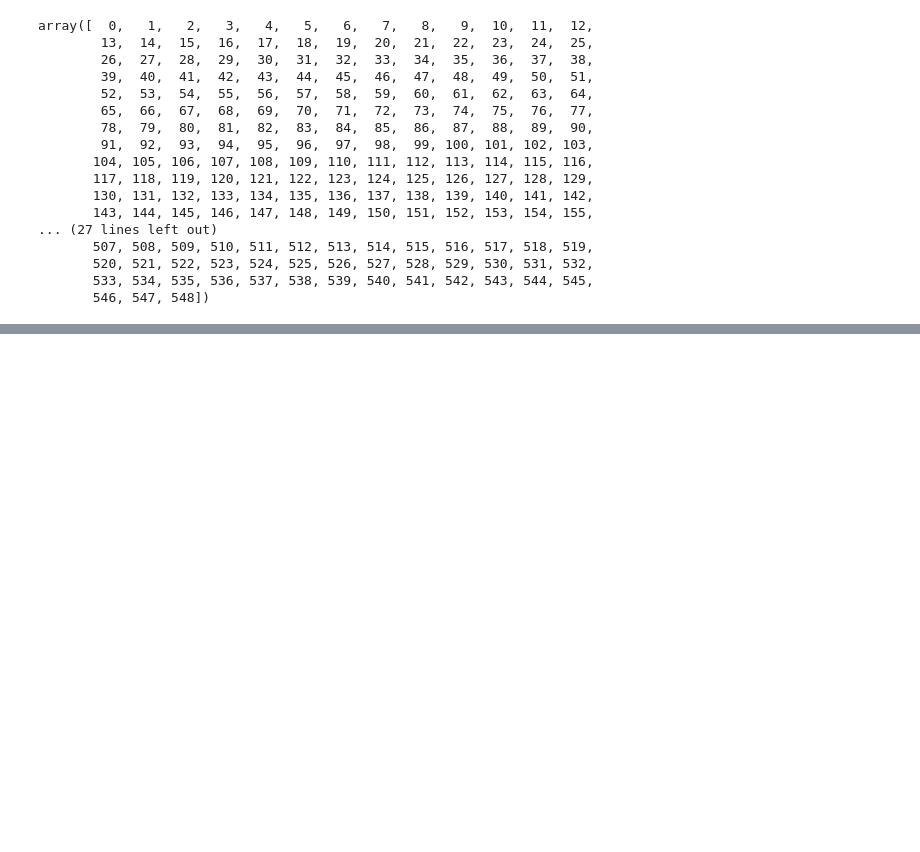
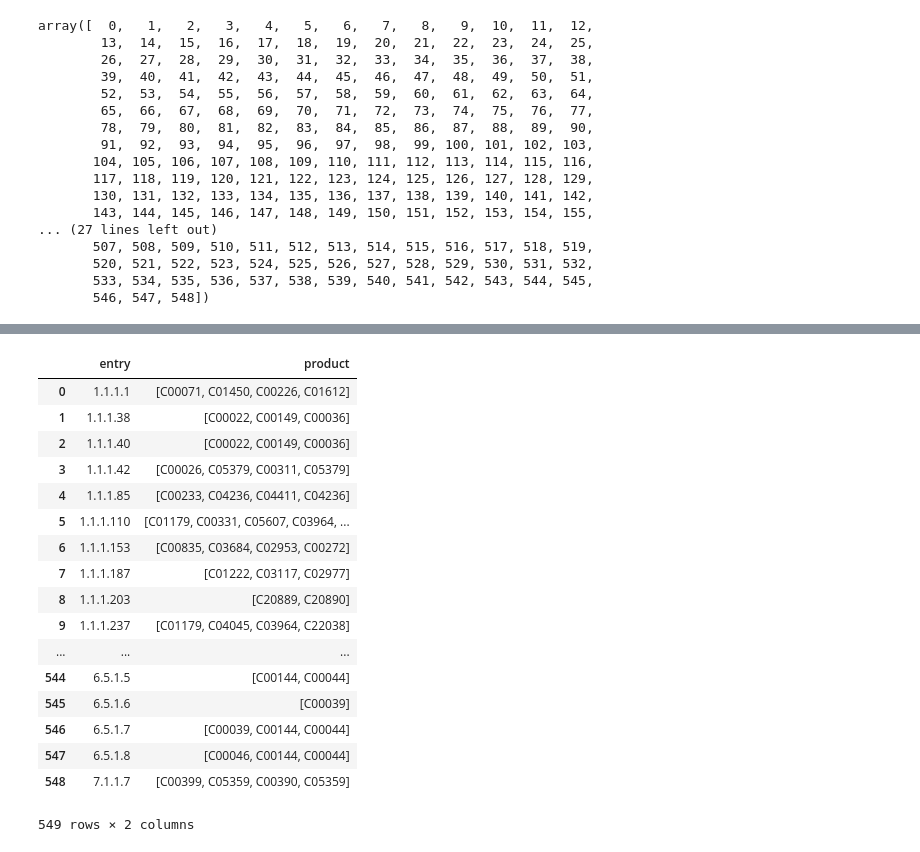
Before and after one commit to theicechol/metamoles, a Jupyter notebook: notebooks/KEGG_datacleaning.ipynb, the cells around one changed output, grey strips where cells are left out. Drawn from its saved outputs; the diff is of its cells as text; code cells hidden in the pictures; blank space fills up the shorter version.

```diff
--- a/notebooks/KEGG_datacleaning.ipynb
+++ b/notebooks/KEGG_datacleaning.ipynb
@@ -184,0 +154,5 @@ substrate_to_product_promiscuous_df = substrate_to_product_promiscuous_df[['entr
+# %%
+#cofactor removal
+cofactor_df = pd.read_csv("cofactor_list.csv")
+cofactor_list = [cofactor[4:10] for cofactor in cofactor_df.CPD]
+cofactor_list
@@ -184,0 +177,4 @@ substrate_to_product_promiscuous_df = substrate_to_product_promiscuous_df[['entr
+# %%
+newcompoundcolumn=[]
+newdf = compact_substrate_to_product_promiscuous_df[['entry']]
+newdf
@@ -184,0 +200,17 @@ substrate_to_product_promiscuous_df = substrate_to_product_promiscuous_df[['entr
+# %%
+# I wanted to use dataframe.loc but I was keep getting an error and this was the best way possible..
+no_noncofactorcompound = []
+compoundcolumn = []
+for index,row in compact_substrate_to_product_promiscuous_df.iterrows():
+    newcompoundlist = []
+    for compound in row[1]:
+        if "CPD" in compound:
+            onlycpd = compound[-7:-1]
+            if onlycpd not in cofactor_list:
+                newcompoundlist.append(onlycpd)
+    if len(newcompoundlist)==0:
+        no_noncofactorcompound.append(row[0])
+        compoundcolumn.append("NA")
+    else:
+        compoundcolumn.append(newcompoundlist)
+newdf['product'] = compoundcolumn
@@ -184,0 +235,25 @@ substrate_to_product_promiscuous_df = substrate_to_product_promiscuous_df[['entr
+# %%
+#renamed
+cleaned_promiscuous_enzyme_df=newdf
+# %%
+#no cofactor. #cleaned version
+cleaned_promiscuous_enzyme_df
+# %% [output]
+|  | entry | product |
+| 0 | 1.1.1.1 | [C00071, C01450, C00226, C01612] |
+| 1 | 1.1.1.38 | [C00022, C00149, C00036] |
+| 2 | 1.1.1.40 | [C00022, C00149, C00036] |
+| 3 | 1.1.1.42 | [C00026, C05379, C00311, C05379] |
+| 4 | 1.1.1.85 | [C00233, C04236, C04411, C04236] |
+| 5 | 1.1.1.110 | [C01179, C00331, C05607, C03964, ... |
+| 6 | 1.1.1.153 | [C00835, C03684, C02953, C00272] |
+| 7 | 1.1.1.187 | [C01222, C03117, C02977] |
+| 8 | 1.1.1.203 | [C20889, C20890] |
+| 9 | 1.1.1.237 | [C01179, C04045, C03964, C22038] |
+| ... | ... | ... |
+| 544 | 6.5.1.5 | [C00144, C00044] |
+| 545 | 6.5.1.6 | [C00039] |
+| 546 | 6.5.1.7 | [C00039, C00144, C00044] |
+| 547 | 6.5.1.8 | [C00046, C00144, C00044] |
+| 548 | 7.1.1.7 | [C00399, C05359, C00390, C05359] |
+549 rows × 2 columns
```
Also changed, not shown: parts of 17 cells of this notebook.
